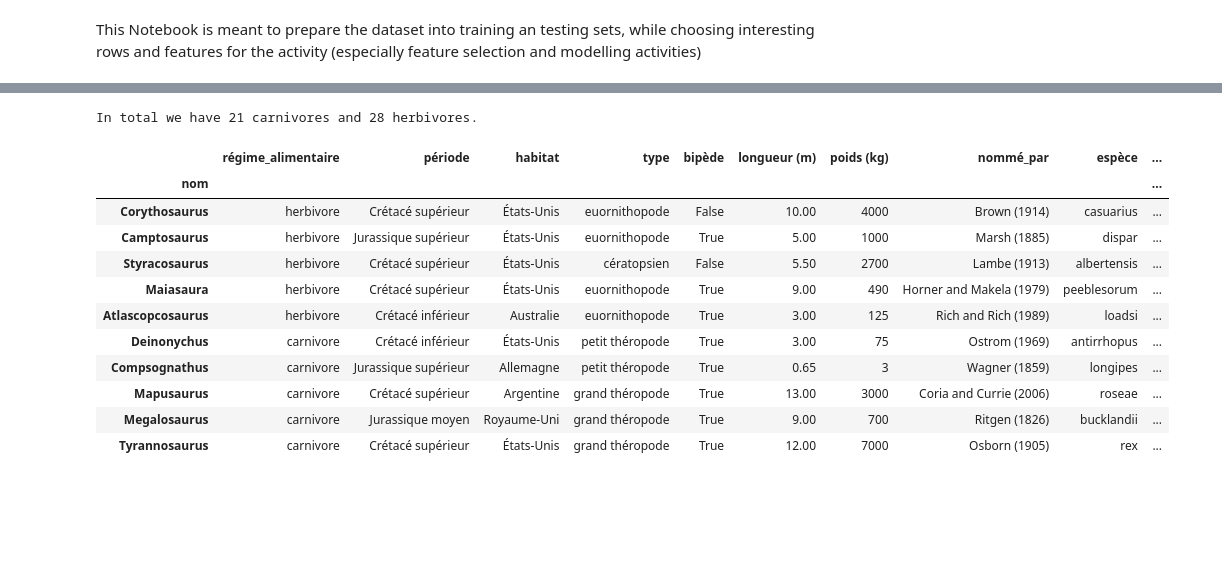
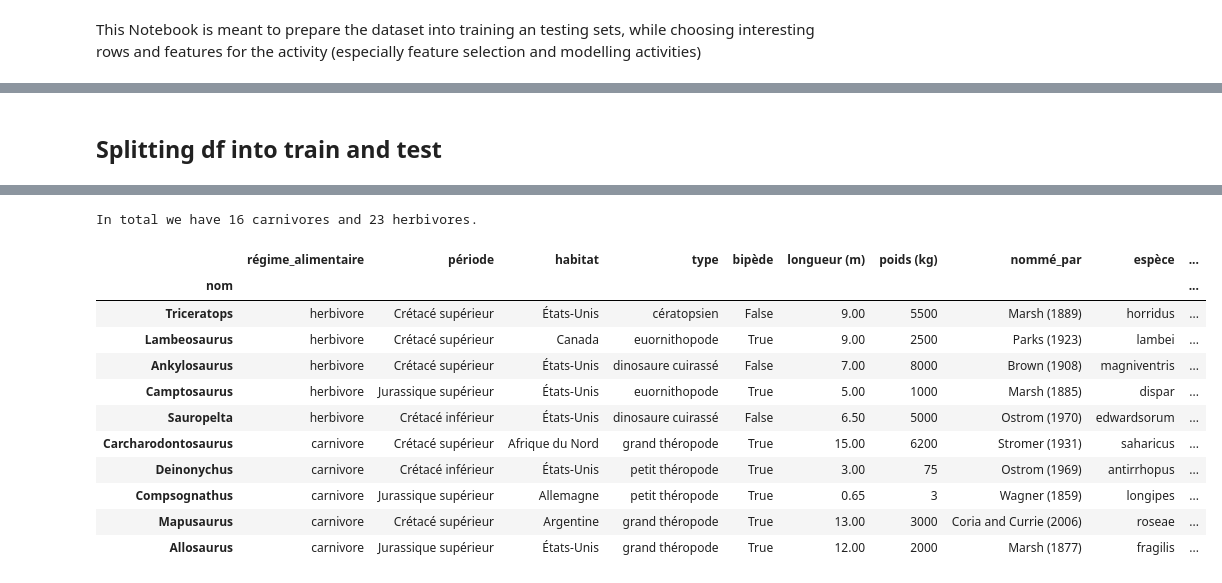
Before and after one commit to eglantine-vialaneix/aitools, a Jupyter notebook: app/backend/data_preparation.ipynb, the cells around one changed output, grey strips where cells are left out. Drawn from its saved outputs; the diff is of its cells as text; code cells hidden in the pictures; blank space fills up the shorter version.

Commit message:
BACKEND: corrected training and test sets so that train contains all dinos labelled by student

```diff
--- a/app/backend/data_preparation.ipynb
+++ b/app/backend/data_preparation.ipynb
@@ -89,6 +79,8 @@ pprint.pprint(all_ginis)
           'petit théropode': 9.767441860465116,
           'prosauropode': 11.8125,
           'sauropode': 10.744186046511627}}
+# %% [markdown]
+## Splitting df into train and test
 # %%
 df
 # %% [output]
@@ -110,38 +102,53 @@ df
 | Gasparinisaura | herbivore | Crétacé supérieur | Argentine | petit ornithopode | True | 0.80 | 13 | Coria and Salgado (1996) | cincosaltensis | ... |
 | Hypsilophodon | herbivore | Crétacé inférieur | Royaume-Uni | petit ornithischien | True | 2.00 | 20 | Huxley (1869) | foxii | ... |
 | Edmontosaurrus | herbivore | Crétacé supérieur | Canada | grand ornithopode | True | 13.00 | 3400 | Lambe (1917) | regalis | ... |
+# %%
+labelled_by_student = ['Tyrannosaurus',
+                       'Megalosaurus',
+                       'Stegosaurus',
+                       'Utahraptor',
+                       'Apatosaurus',
+                       'Spinosaurus',
+                       'Plateosaurus',
+                       'Brachiosaurus',
+                       'Gallimimus',
+                       'Styracosaurus']
 # %%
-df_carni = df[df["régime_alimentaire"] == "carnivore"]
-df_herbi = df[df["régime_alimentaire"] == "herbivore"]
+sub_df = df[~df.index.isin(labelled_by_student)]
+
+df_carni = sub_df[sub_df["régime_alimentaire"] == "carnivore"]
+df_herbi = sub_df[sub_df["régime_alimentaire"] == "herbivore"]
 
 print(f"In total we have {df_carni.shape[0]} carnivores and {df_herbi.shape[0]} herbivores.")
 
 # For training data: we take 15 dino in each diet
-df_train = pd.concat([df_carni.sample(15, random_state=RANDOM_STATE), df_herbi.sample(15, random_state=RANDOM_STATE)], axis=0)
+df_train = pd.concat([df[df.index.isin(labelled_by_student)],                   # 10 dino that were labelled by students
+                      df_carni.sample(10, random_state=RANDOM_STATE),           # + 10 carnivores
+                      df_herbi.sample(10, random_state=RANDOM_STATE)], axis=0)  # + 10 herbivores
 
 # For test data: we take 5 from each dino in the remaining dino
-base_df = df.loc[list(set(df.index) - set(df_train.index))]
+base_df = sub_df.loc[list(set(sub_df.index) - set(df_train.index))]
 
 df_herbi_test = base_df[base_df["régime_alimentaire"] == "herbivore"].sample(5, random_state=RANDOM_STATE)
 df_carni_test = base_df[base_df["régime_alimentaire"] == "carnivore"].sample(5, random_state=RANDOM_STATE)
 
 df_test = pd.concat([df_herbi_test, df_carni_test])
 
 df_test
 # %% [output]
-In total we have 21 carnivores and 28 herbivores.
+In total we have 16 carnivores and 23 herbivores.
 |  | régime_alimentaire | période | habitat | type | bipède | longueur (m) | poids (kg) | nommé_par | espèce | ... |
 | nom |  |  |  |  |  |  |  |  |  | ... |
-| Corythosaurus | herbivore | Crétacé supérieur | États-Unis | euornithopode | False | 10.00 | 4000 | Brown (1914) | casuarius | ... |
+| Triceratops | herbivore | Crétacé supérieur | États-Unis | cératopsien | False | 9.00 | 5500 | Marsh (1889) | horridus | ... |
+| Lambeosaurus | herbivore | Crétacé supérieur | Canada | euornithopode | True | 9.00 | 2500 | Parks (1923) | lambei | ... |
+| Ankylosaurus | herbivore | Crétacé supérieur | États-Unis | dinosaure cuirassé | False | 7.00 | 8000 | Brown (1908) | magniventris | ... |
 | Camptosaurus | herbivore | Jurassique supérieur | États-Unis | euornithopode | True | 5.00 | 1000 | Marsh (1885) | dispar | ... |
-| Styracosaurus | herbivore | Crétacé supérieur | États-Unis | cératopsien | False | 5.50 | 2700 | Lambe (1913) | albertensis | ... |
-| Maiasaura | herbivore | Crétacé supérieur | États-Unis | euornithopode | True | 9.00 | 490 | Horner and Makela (1979) | peeblesorum | ... |
-| Atlascopcosaurus | herbivore | Crétacé inférieur | Australie | euornithopode | True | 3.00 | 125 | Rich and Rich (1989) | loadsi | ... |
+| Sauropelta | herbivore | Crétacé inférieur | États-Unis | dinosaure cuirassé | False | 6.50 | 5000 | Ostrom (1970) | edwardsorum | ... |
+| Carcharodontosaurus | carnivore | Crétacé supérieur | Afrique du Nord | grand théropode | True | 15.00 | 6200 | Stromer (1931) | saharicus | ... |
 | Deinonychus | carnivore | Crétacé inférieur | États-Unis | petit théropode | True | 3.00 | 75 | Ostrom (1969) | antirrhopus | ... |
 | Compsognathus | carnivore | Jurassique supérieur | Allemagne | petit théropode | True | 0.65 | 3 | Wagner (1859) | longipes | ... |
 | Mapusaurus | carnivore | Crétacé supérieur | Argentine | grand théropode | True | 13.00 | 3000 | Coria and Currie (2006) | roseae | ... |
-| Megalosaurus | carnivore | Jurassique moyen | Royaume-Uni | grand théropode | True | 9.00 | 700 | Ritgen (1826) | bucklandii | ... |
-| Tyrannosaurus | carnivore | Crétacé supérieur | États-Unis | grand théropode | True | 12.00 | 7000 | Osborn (1905) | rex | ... |
+| Allosaurus | carnivore | Jurassique supérieur | États-Unis | grand théropode | True | 12.00 | 2000 | Marsh (1877) | fragilis | ... |
 # %%
 df_train
 # %% [output]
```
Also changed, not shown: parts of 10 cells of this notebook, 2 other files.
